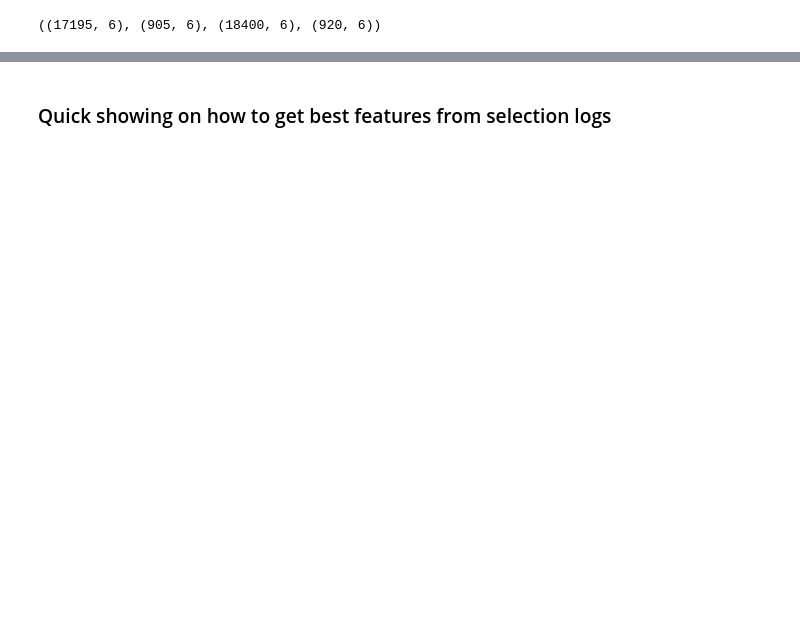
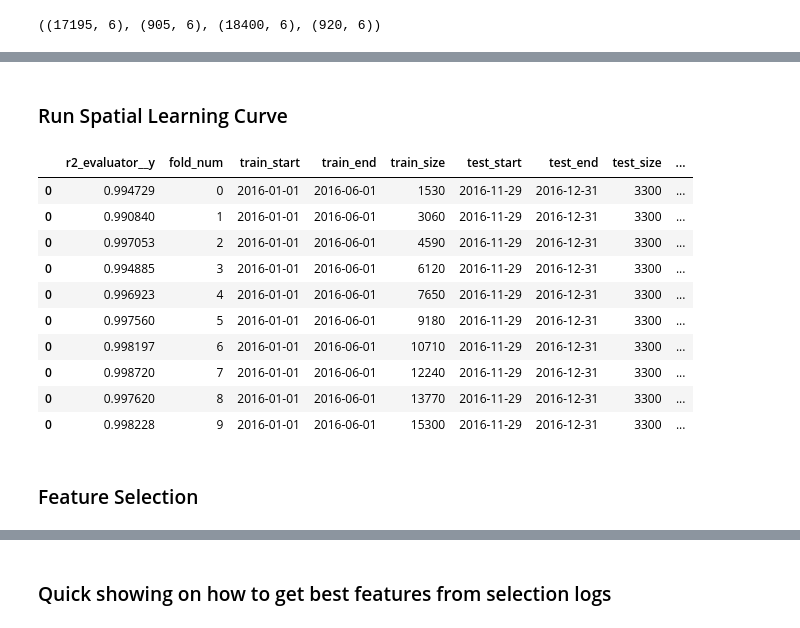
Before and after one commit to nubank/fklearn, a Jupyter notebook: docs/source/examples/regression.ipynb, the cells around one changed output, grey strips where cells are left out. Cells and saved outputs as stored; diff of their text form; code cells hidden in the pictures; blank space fills up the shorter version.

```diff
--- a/docs/source/examples/regression.ipynb
+++ b/docs/source/examples/regression.ipynb
@@ -319,0 +250,31 @@ logs_fibs
+# %% [markdown]
+### Run Spatial Learning Curve
+# %%
+from fklearn.validation.splitters import spatial_learning_curve_splitter
+
+spatial_split_fn = spatial_learning_curve_splitter(
+    train_percentages=np.linspace(0.1, 1, 10),
+    space_column='id',
+    time_column='score_date',
+    training_limit='2016-06-01',
+    holdout_gap=timedelta(days=180),
+    random_state=0,
+)
+
+spatial_lc_results = validator(data, split_fn=spatial_split_fn, train_fn=my_learner, eval_fn=my_evaluator)
+# %%
+extract(spatial_lc_results['validator_log'], evaluator_extractor(evaluator_name='r2_evaluator__y'))
+# %% [output]
+|  | r2_evaluator__y | fold_num | train_start | train_end | train_size | test_start | test_end | test_size | ... |
+| 0 | 0.994729 | 0 | 2016-01-01 | 2016-06-01 | 1530 | 2016-11-29 | 2016-12-31 | 3300 | ... |
+| 0 | 0.990840 | 1 | 2016-01-01 | 2016-06-01 | 3060 | 2016-11-29 | 2016-12-31 | 3300 | ... |
+| 0 | 0.997053 | 2 | 2016-01-01 | 2016-06-01 | 4590 | 2016-11-29 | 2016-12-31 | 3300 | ... |
+| 0 | 0.994885 | 3 | 2016-01-01 | 2016-06-01 | 6120 | 2016-11-29 | 2016-12-31 | 3300 | ... |
+| 0 | 0.996923 | 4 | 2016-01-01 | 2016-06-01 | 7650 | 2016-11-29 | 2016-12-31 | 3300 | ... |
+| 0 | 0.997560 | 5 | 2016-01-01 | 2016-06-01 | 9180 | 2016-11-29 | 2016-12-31 | 3300 | ... |
+| 0 | 0.998197 | 6 | 2016-01-01 | 2016-06-01 | 10710 | 2016-11-29 | 2016-12-31 | 3300 | ... |
+| 0 | 0.998720 | 7 | 2016-01-01 | 2016-06-01 | 12240 | 2016-11-29 | 2016-12-31 | 3300 | ... |
+| 0 | 0.997620 | 8 | 2016-01-01 | 2016-06-01 | 13770 | 2016-11-29 | 2016-12-31 | 3300 | ... |
+| 0 | 0.998228 | 9 | 2016-01-01 | 2016-06-01 | 15300 | 2016-11-29 | 2016-12-31 | 3300 | ... |
+# %% [markdown]
+### Feature Selection
```
Also changed, not shown: parts of 73 cells of this notebook.
